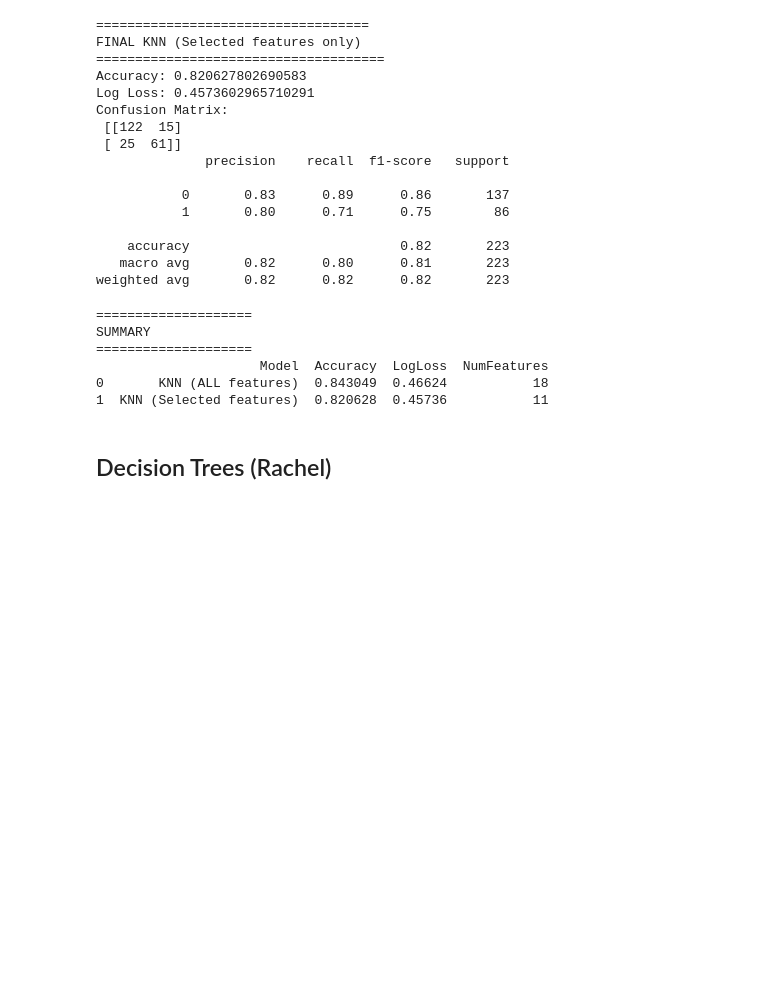
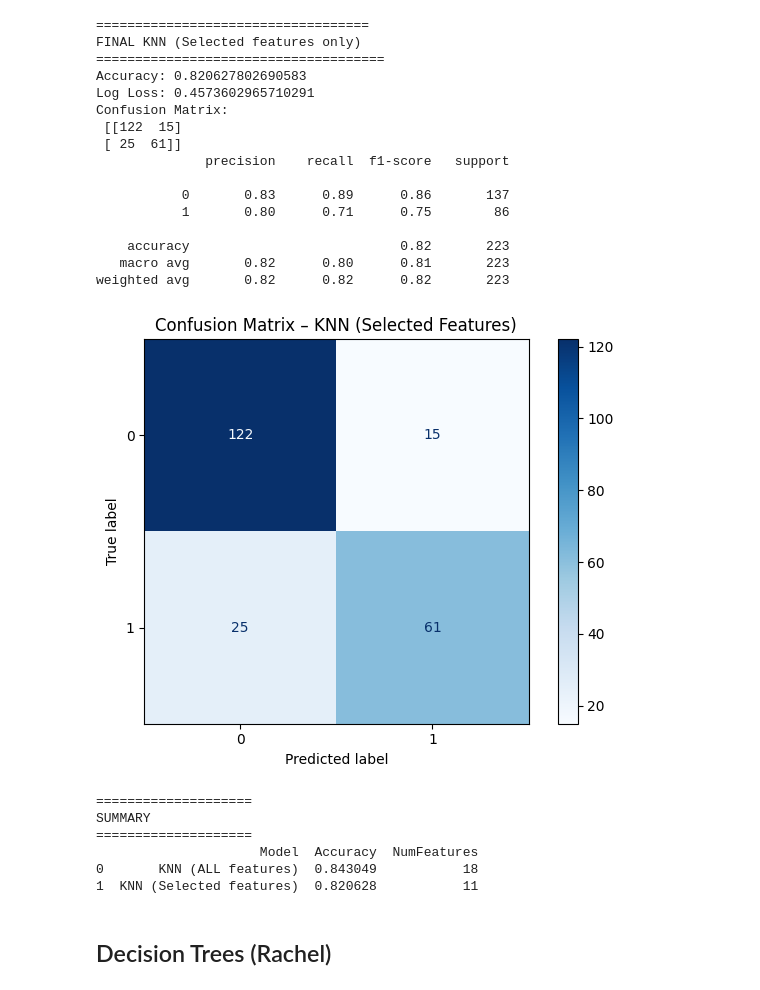
Before and after one commit to rmkamphuis/DATA_572_Project, a Jupyter notebook: Project_Code_572.ipynb, the cells around one changed output. Drawn from its saved outputs; the diff is of its cells as text; code cells hidden in the pictures; blank space fills up the shorter version.

```diff
--- a/Project_Code_572.ipynb
+++ b/Project_Code_572.ipynb
@@ -487,16 +487,31 @@ Confusion Matrix:
     accuracy                           0.82       223
    macro avg       0.82      0.80      0.81       223
 weighted avg       0.82      0.82      0.82       223
+# %%
+cm_final = confusion_matrix(y_test, pred_test_final)
+
+# Plot confusion matrix
+disp = ConfusionMatrixDisplay(
+    confusion_matrix=cm_final,
+    display_labels=final_pipe.named_steps["model"].classes_
+)
+
+disp.plot(
+    cmap="Blues",
+    values_format="d"
+)
+
+plt.title("Confusion Matrix – KNN (Selected Features)")
+plt.tight_layout()
+plt.show()
+# %% [output]
+[figure, added]
 # %%
 summary = pd.DataFrame({
     "Model": ["KNN (ALL features)", "KNN (Selected features)"],
     "Accuracy": [
         accuracy_score(y_test, pred_test_all),
         accuracy_score(y_test, pred_test_final)
-    ],
-    "LogLoss": [
-        log_loss(y_test, proba_test_all),
-        log_loss(y_test, proba_test_final)
     ],
     "NumFeatures": [len(feature_names), len(selected_features)]
 })
@@ -509,9 +524,9 @@ print(summary)
 ====================
 SUMMARY
 ====================
-                     Model  Accuracy  LogLoss  NumFeatures
-0       KNN (ALL features)  0.843049  0.46624           18
-1  KNN (Selected features)  0.820628  0.45736           11
+                     Model  Accuracy  NumFeatures
+0       KNN (ALL features)  0.843049           18
+1  KNN (Selected features)  0.820628           11
 # %% [markdown]
 ## Decision Trees (Rachel)
 # %%
```
Also changed, not shown: parts of 1 cell of this notebook.
